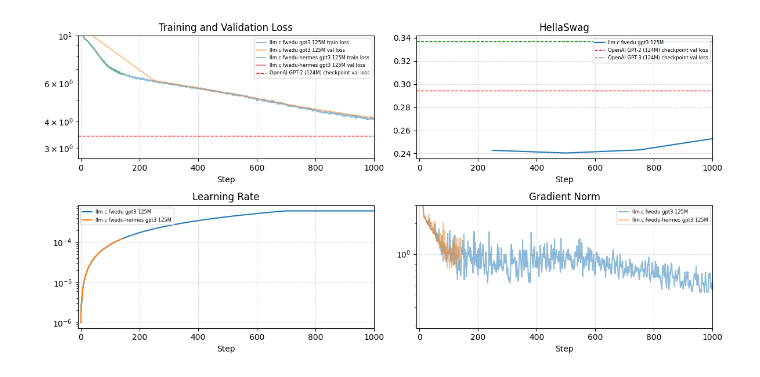
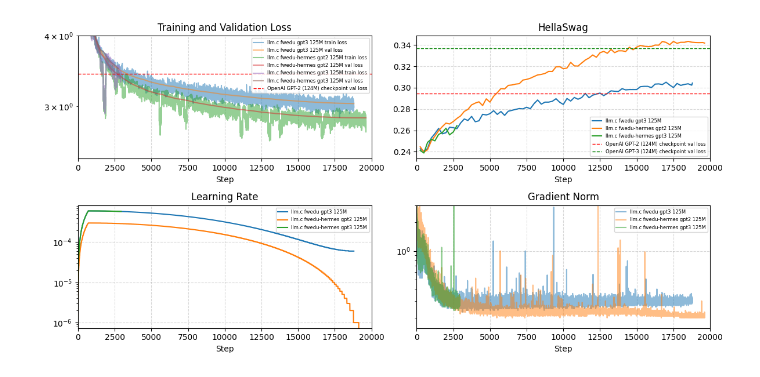
Before and after one commit to jorahn/llm.c, a Jupyter notebook: dev/vislog2.ipynb, the cells around one changed output. Cells and saved outputs as stored; diff of their text form; code cells hidden in the pictures.

Commit message:
add gpt2 fwedu-hermes reference log

```diff
--- a/dev/vislog2.ipynb
+++ b/dev/vislog2.ipynb
@@ -117,9 +141,10 @@ def plot_logs(files, sz=None, max_steps=None, max_loss=None, max_norm=None):
 # %%
 runs = [
     ("../log_gpt3_125M_edu_v5/main.log", "llm.c fwedu gpt3 125M"),
+    ("../log_gpt3_125M_edu_hermes_v5/old.log", "llm.c fwedu-hermes gpt2 125M"),
     ("../log_gpt3_125M_edu_hermes_v5/main.log", "llm.c fwedu-hermes gpt3 125M"),
 ]
-plot_logs(runs, sz="124M", max_steps=1_000, max_loss=10, max_norm=3.0)
+plot_logs(runs, sz="124M", max_steps=20_000, max_loss=4, max_norm=3.0)
 # %% [output]
 llm.c fwedu gpt3 125M min train loss:  2.8702
 llm.c fwedu gpt3 125M min val loss:  3.0363
@@ -129 +158 @@ llm.c fwedu-hermes gpt3 125M min val loss:  10.9589
-[figure, old version]
+[figure, new version]
```
Also changed, not shown: parts of 3 cells of this notebook, 1 other file.
